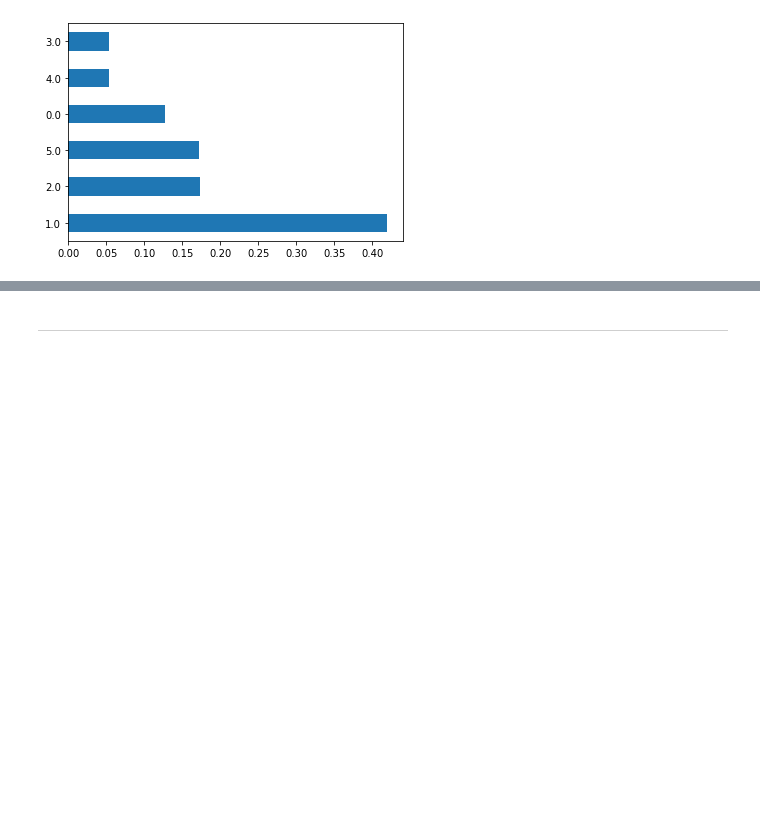
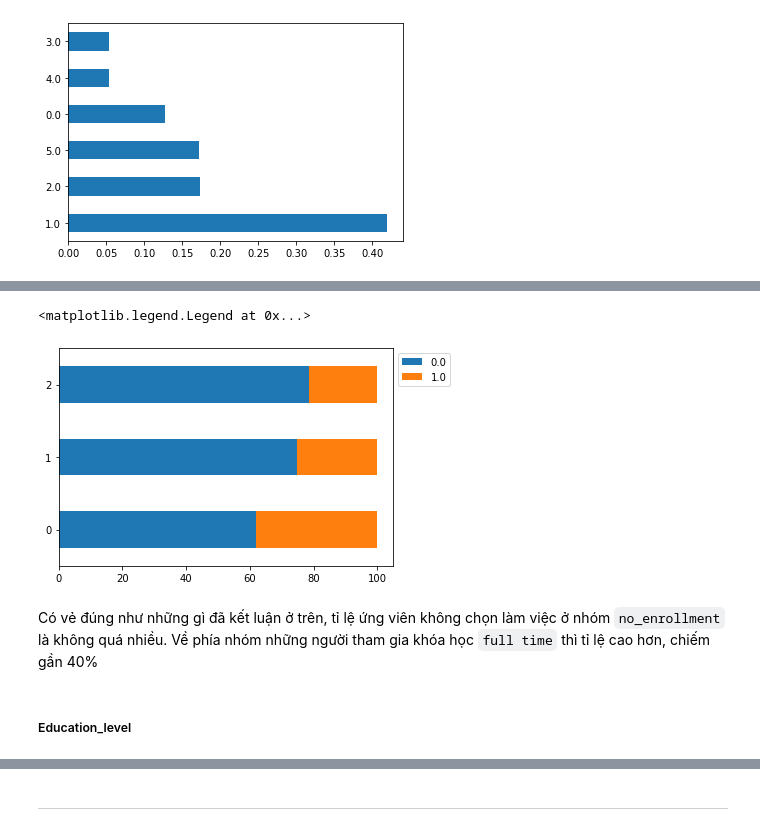
Before and after one commit to molr298/Project_IntroDS, a Jupyter notebook: Final-T.ipynb, the cells around one changed output, grey strips where cells are left out. Drawn from its saved outputs; the diff is of its cells as text; code cells hidden in the pictures; blank space fills up the shorter version.

```diff
--- a/Final-T.ipynb
+++ b/Final-T.ipynb
@@ -414,0 +402,10 @@ new_df
+# %%
+ax = plot_pctg.plot.barh(stacked=True)
+plt.legend(bbox_to_anchor=(1.0, 1.0))
+# %% [output]
+<matplotlib.legend.Legend at 0x...>
+[figure, added]
+# %% [markdown]
+Có vẻ đúng như những gì đã kết luận ở trên, tỉ lệ ứng viên không chọn làm việc ở nhóm `no_enrollment` là không quá nhiều. Về phía nhóm những người tham gia khóa học `full time` thì tỉ lệ cao hơn, chiếm gần 40%
+# %% [markdown]
+##### Education_level
```
Also changed, not shown: parts of 27 cells of this notebook.
